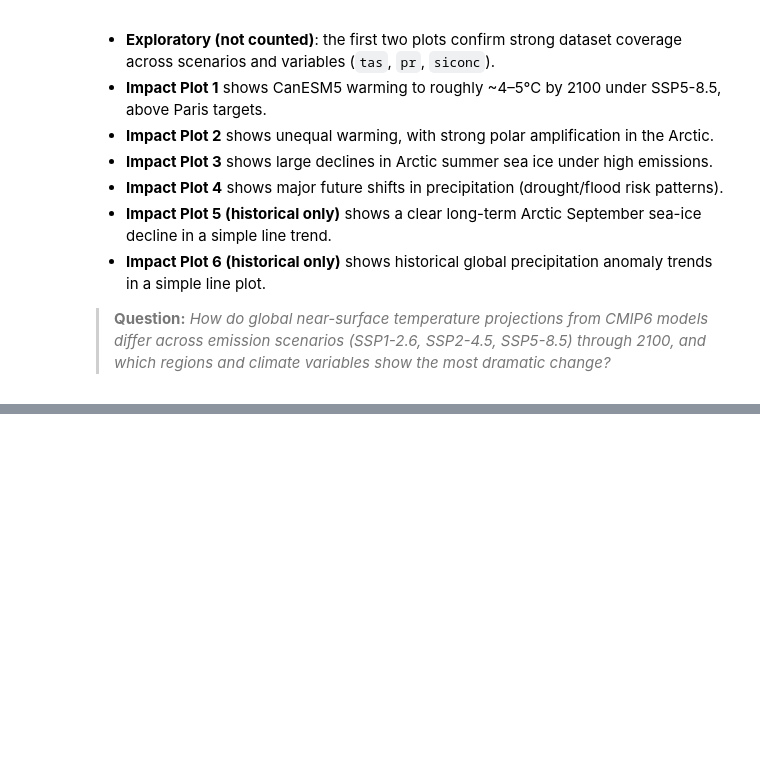
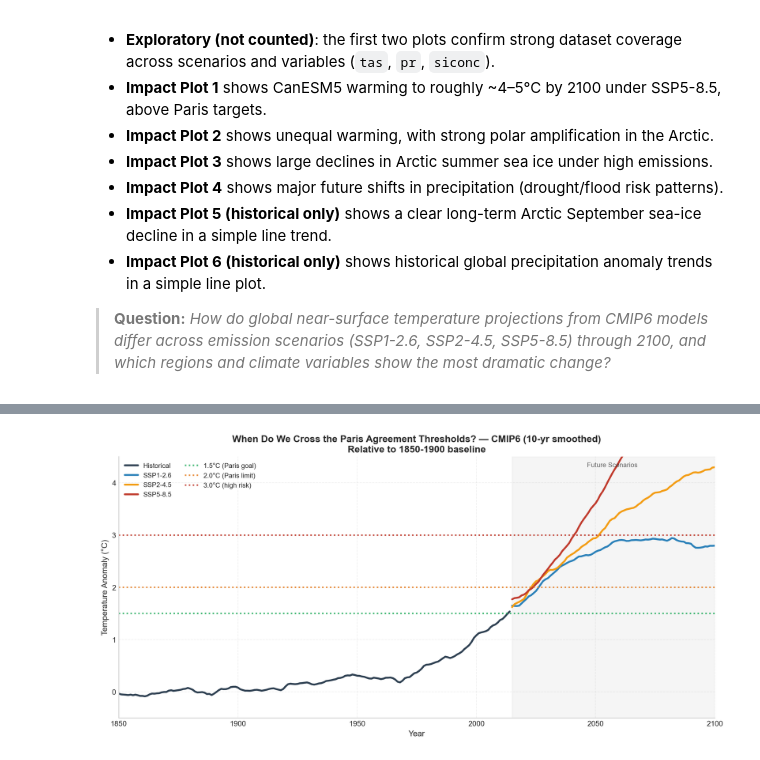
Before and after one commit to matthewviray/climate-signal, a Jupyter notebook: more_climate_eda.ipynb, the cells around one changed output, grey strips where cells are left out. Drawn from its saved outputs; the diff is of its cells as text; code cells hidden in the pictures; blank space fills up the shorter version.

```diff
--- a/more_climate_eda.ipynb
+++ b/more_climate_eda.ipynb
@@ -725,0 +736,49 @@ Based on the plots above:
+# %%
+# Reuse already-loaded temperature data
+try:
+    gm_hist, gm_ssp126, gm_ssp245, gm_ssp
+except NameError:
+    print('Temperature data not loaded; skipping threshold crossing plot.')
+else:
+    baseline = float(gm_hist.sel(time=slice('1850', '1900')).mean())
+
+    # Compute anomalies and apply 10-year smoothing
+    def smooth_series(da, baseline, window=10):
+        anom = (da.values - baseline)
+        years = np.array([int(str(t)[:4]) for t in da.time.values])
+        smooth = pd.Series(anom).rolling(window=window, center=True, min_periods=1).mean().values
+        return years, smooth
+
+    y_h, a_h = smooth_series(gm_hist, baseline)
+    y_126, a_126 = smooth_series(gm_ssp126, baseline)
+    y_245, a_245 = smooth_series(gm_ssp245, baseline)
+    y_585, a_585 = smooth_series(gm_ssp, baseline)
+
+    fig, ax = plt.subplots(figsize=(12, 6))
+    ax.plot(y_h, a_h, color='#2c3e50', lw=2.5, label='Historical')
+    ax.plot(y_126, a_126, color='#2980b9', lw=2.5, label='SSP1-2.6')
+    ax.plot(y_245, a_245, color='#f39c12', lw=2.5, label='SSP2-4.5')
+    ax.plot(y_585, a_585, color='#c0392b', lw=2.5, label='SSP5-8.5')
+
+    # Add threshold lines with labels
+    ax.axhline(1.5, color='#27ae60', linestyle=':', lw=2, alpha=0.9, label='1.5°C (Paris goal)')
+    ax.axhline(2.0, color='#e67e22', linestyle=':', lw=2, alpha=0.9, label='2.0°C (Paris limit)')
+    ax.axhline(3.0, color='#c0392b', linestyle=':', lw=2, alpha=0.9, label='3.0°C (high risk)')
+
+    # Add vertical shading for future
+    ax.axvspan(2015, 2100, alpha=0.08, color='gray')
+    ax.text(2057, 4.3, 'Future Scenarios', fontsize=9, ha='center', alpha=0.7)
+
+    ax.set_xlim(1850, 2100)
+    ax.set_ylim(-0.5, 4.5)
+    ax.set_title('When Do We Cross the Paris Agreement Thresholds? — CMIP6 (10-yr smoothed)\n'
+                 'Relative to 1850-1900 baseline', fontsize=13, fontweight='bold')
+    ax.set_xlabel('Year', fontsize=11)
+    ax.set_ylabel('Temperature Anomaly (°C)', fontsize=11)
+    ax.legend(ncol=2, fontsize=9, loc='upper left')
+    ax.grid(alpha=0.3, linestyle='--')
+    ax.spines[['top', 'right']].set_visible(False)
+    plt.tight_layout()
+    plt.show()
+# %% [output]
+[figure, added]
```
Also changed, not shown: parts of 9 cells of this notebook.
